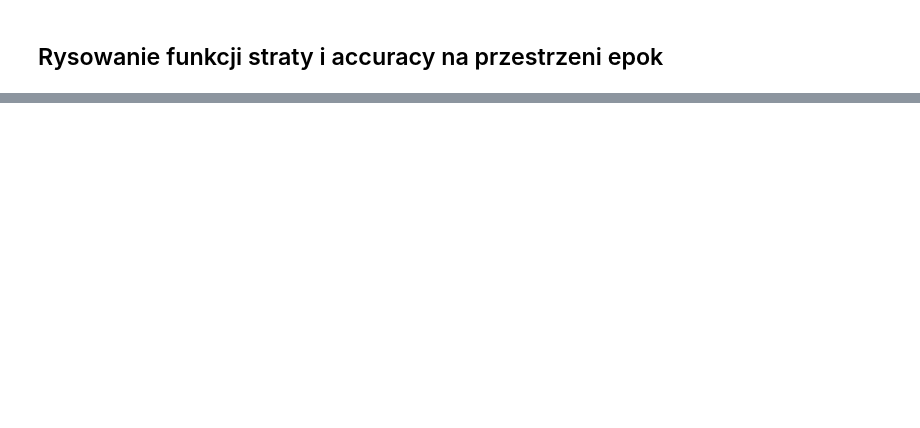
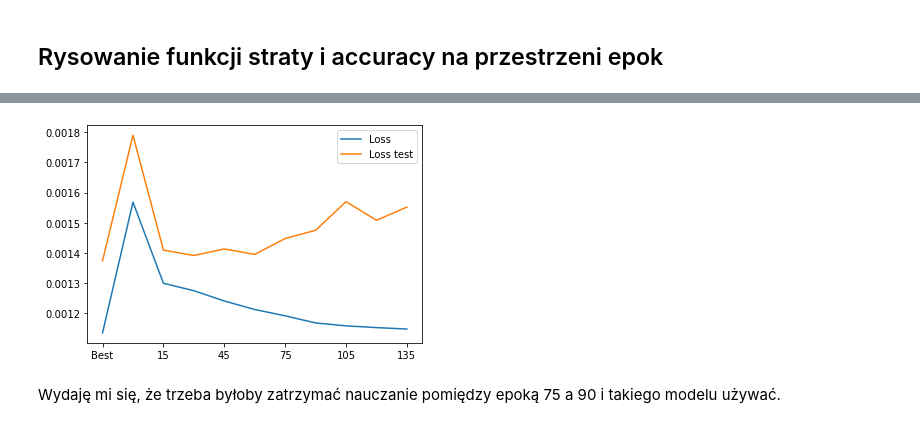
Before and after one commit to python-wizard-old/pytorch_offensive-language-classification, a Jupyter notebook: task_a_w2vec.ipynb, the cells around one changed output, grey strips where cells are left out. Drawn from its saved outputs; the diff is of its cells as text; code cells hidden in the pictures; blank space fills up the shorter version.

```diff
--- a/task_a_w2vec.ipynb
+++ b/task_a_w2vec.ipynb
@@ -607,12 +632,19 @@ for e in range(epochs):
         accuracy_epoch_test_cpu = accuracy_epoch_test.cpu()
         accuracy_test.append(accuracy_epoch_test_cpu)
 
+        if e % save_every_epoch == 0:
+            losses_test_imp.append((e, loss_epoch_test))
+            accuracy_test_imp.append((e, accuracy_epoch_test_cpu))
+
     loss_epoch = loss_epoch.sum() / train_count
     losses.append(loss_epoch)
     accuracy_epoch = correct_epoch * 100/train_count
     accuracy_epoch_cpu = accuracy_epoch.cpu()
     accuracy.append(accuracy_epoch)
 
+    if e % save_every_epoch == 0:
+        losses_imp.append((e, loss_epoch))
+        accuracy_imp.append((e, accuracy_epoch_cpu))
 
     # print(f'Test accuracy: {correct_epoch.item()}/{train_count} = {correct.item() * 100 / (test_count):7.3f}%')
     print(f' epoch: {e} | loss: {loss_epoch} | predicted: {correct_epoch} | accuracy: {accuracy_epoch} | test loss: {loss_epoch_test} | ' \
@@ -639,12 +691,16 @@ plt.show()
 # %%
 # dictionary storing the data
 summary = {
-    "Training": [min(losses), max(accuracy)],
-    "Test": [min(losses_test), max(accuracy_test)]
+    "Best": [min(losses), max(accuracy), min(losses_test), max(accuracy_test)],
 }
-
-# dataframe from dict
-summary_df = pd.DataFrame.from_dict(summary, orient='index', columns=['Loss', 'Accuracy'])
+# %%
+for i in range(len(losses_imp)):
+    tr = 'Training ', losses_imp[i][0]
+    tt = 'Testing ', losses_test_imp[i][0]
+    summary[losses_imp[i][0]] = [losses_imp[i][1], accuracy_imp[i][1], losses_test_imp[i][1], accuracy_test_imp[i][1]]
+# %%
+# dataframe from dict
+summary_df = pd.DataFrame.from_dict(summary, orient='index', columns=['Loss', 'Accuracy', 'Loss test', 'Accuracy test'])
 # %%
 print('Spacy embeddings')
 print(model)
@@ -655,0 +737,6 @@ summary_df
+# %%
+summary_df.plot();
+# %% [output]
+[figure, added]
+# %% [markdown]
+Wydaję mi się, że trzeba byłoby zatrzymać nauczanie pomiędzy epoką 75 a 90 i takiego modelu używać.
```
Also changed, not shown: parts of 19 cells of this notebook, 2 other files.
